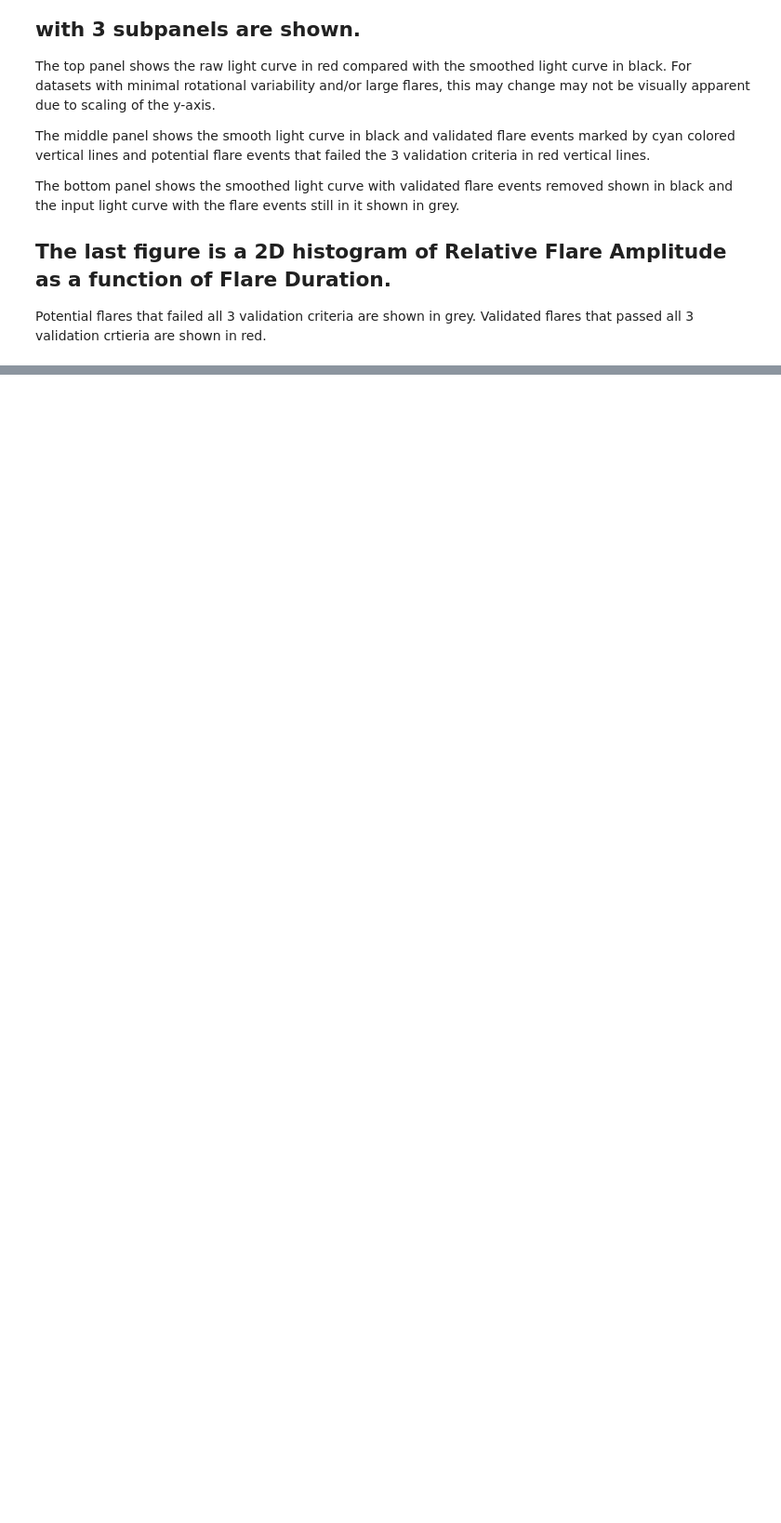
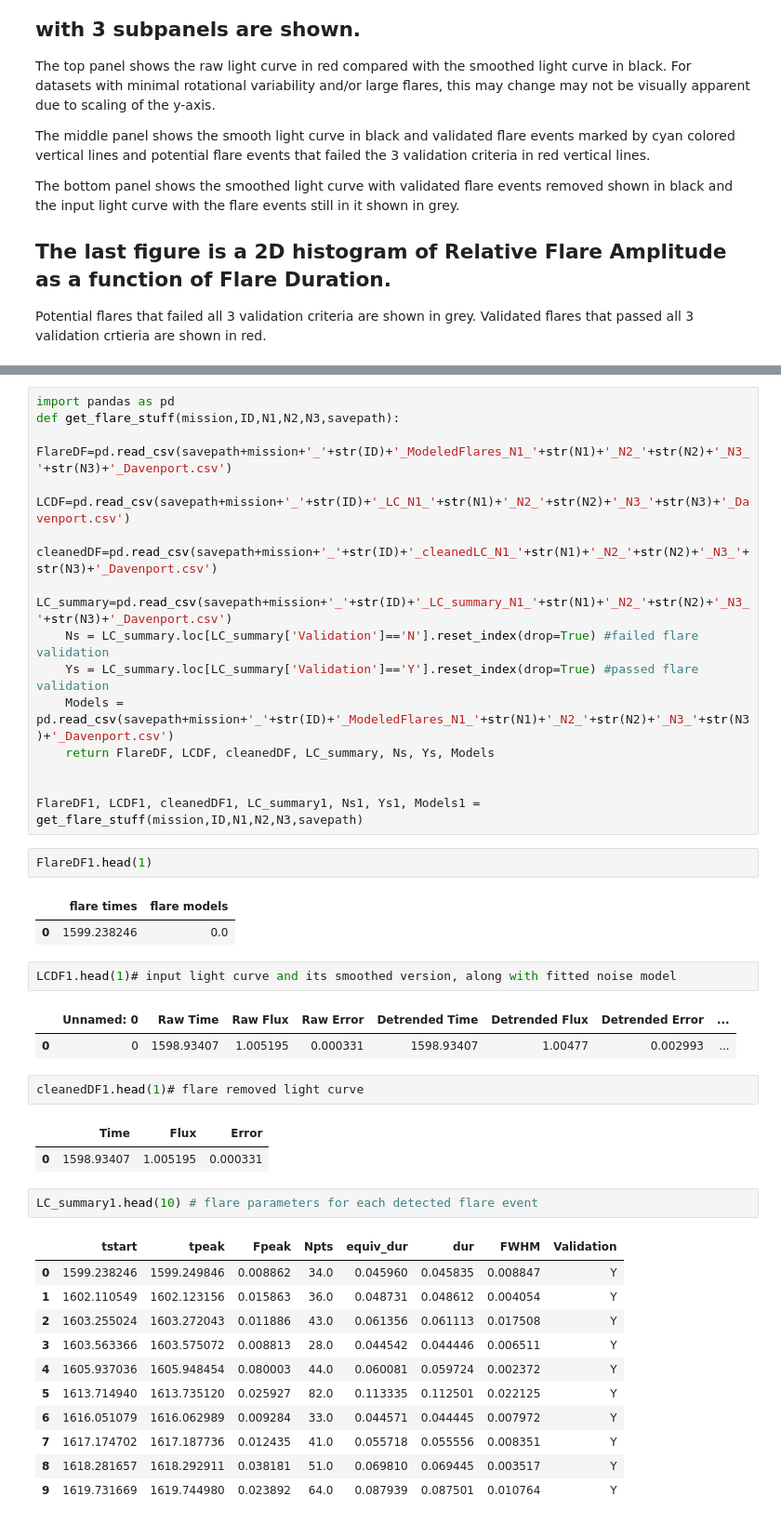
Before and after one commit to daxfeliz/FelizFlareFinder, a Jupyter notebook: FelizFlareFinder_Example.ipynb, the cells around one changed output, grey strips where cells are left out. Shown at 93% size. Drawn from its saved outputs; the diff is of its cells as text; blank space fills up the shorter version.

```diff
--- a/FelizFlareFinder_Example.ipynb
+++ b/FelizFlareFinder_Example.ipynb
@@ -223,0 +226,43 @@ Potential flares that failed all 3 validation criteria are shown in grey. Valida
+# %%
+import pandas as pd
+def get_flare_stuff(mission,ID,N1,N2,N3,savepath):
+    FlareDF=pd.read_csv(savepath+mission+'_'+str(ID)+'_ModeledFlares_N1_'+str(N1)+'_N2_'+str(N2)+'_N3_'+str(N3)+'_Davenport.csv')
+    LCDF=pd.read_csv(savepath+mission+'_'+str(ID)+'_LC_N1_'+str(N1)+'_N2_'+str(N2)+'_N3_'+str(N3)+'_Davenport.csv')
+    cleanedDF=pd.read_csv(savepath+mission+'_'+str(ID)+'_cleanedLC_N1_'+str(N1)+'_N2_'+str(N2)+'_N3_'+str(N3)+'_Davenport.csv')
+    LC_summary=pd.read_csv(savepath+mission+'_'+str(ID)+'_LC_summary_N1_'+str(N1)+'_N2_'+str(N2)+'_N3_'+str(N3)+'_Davenport.csv')
+    Ns = LC_summary.loc[LC_summary['Validation']=='N'].reset_index(drop=True) #failed flare validation
+    Ys = LC_summary.loc[LC_summary['Validation']=='Y'].reset_index(drop=True) #passed flare validation
+    Models = pd.read_csv(savepath+mission+'_'+str(ID)+'_ModeledFlares_N1_'+str(N1)+'_N2_'+str(N2)+'_N3_'+str(N3)+'_Davenport.csv')
+    return FlareDF, LCDF, cleanedDF, LC_summary, Ns, Ys, Models
+
+
+FlareDF1, LCDF1, cleanedDF1, LC_summary1, Ns1, Ys1, Models1 = get_flare_stuff(mission,ID,N1,N2,N3,savepath)
+# %%
+FlareDF1.head(1)
+# %% [output]
+|  | flare times | flare models |
+| 0 | 1599.238246 | 0.0 |
+# %%
+LCDF1.head(1)# input light curve and its smoothed version, along with fitted noise model
+# %% [output]
+|  | Unnamed: 0 | Raw Time | Raw Flux | Raw Error | Detrended Time | Detrended Flux | Detrended Error | ... |
+| 0 | 0 | 1598.93407 | 1.005195 | 0.000331 | 1598.93407 | 1.00477 | 0.002993 | ... |
+# %%
+cleanedDF1.head(1)# flare removed light curve
+# %% [output]
+|  | Time | Flux | Error |
+| 0 | 1598.93407 | 1.005195 | 0.000331 |
+# %%
+LC_summary1.head(10) # flare parameters for each detected flare event
+# %% [output]
+|  | tstart | tpeak | Fpeak | Npts | equiv_dur | dur | FWHM | Validation |
+| 0 | 1599.238246 | 1599.249846 | 0.008862 | 34.0 | 0.045960 | 0.045835 | 0.008847 | Y |
+| 1 | 1602.110549 | 1602.123156 | 0.015863 | 36.0 | 0.048731 | 0.048612 | 0.004054 | Y |
+| 2 | 1603.255024 | 1603.272043 | 0.011886 | 43.0 | 0.061356 | 0.061113 | 0.017508 | Y |
+| 3 | 1603.563366 | 1603.575072 | 0.008813 | 28.0 | 0.044542 | 0.044446 | 0.006511 | Y |
+| 4 | 1605.937036 | 1605.948454 | 0.080003 | 44.0 | 0.060081 | 0.059724 | 0.002372 | Y |
+| 5 | 1613.714940 | 1613.735120 | 0.025927 | 82.0 | 0.113335 | 0.112501 | 0.022125 | Y |
+| 6 | 1616.051079 | 1616.062989 | 0.009284 | 33.0 | 0.044571 | 0.044445 | 0.007972 | Y |
+| 7 | 1617.174702 | 1617.187736 | 0.012435 | 41.0 | 0.055718 | 0.055556 | 0.008351 | Y |
+| 8 | 1618.281657 | 1618.292911 | 0.038181 | 51.0 | 0.069810 | 0.069445 | 0.003517 | Y |
+| 9 | 1619.731669 | 1619.744980 | 0.023892 | 64.0 | 0.087939 | 0.087501 | 0.010764 | Y |
```
Also changed, not shown: parts of 4 cells of this notebook.
